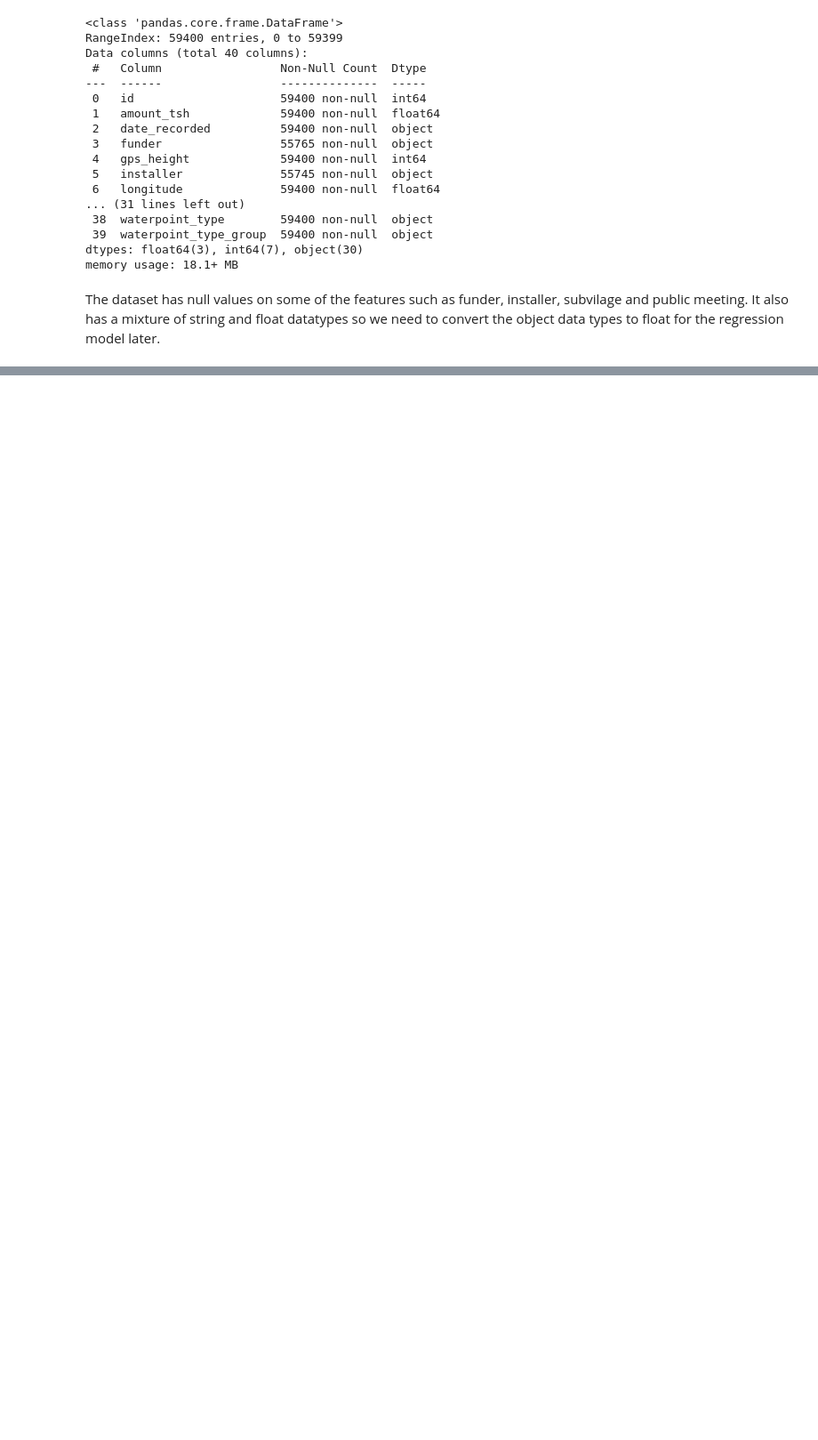
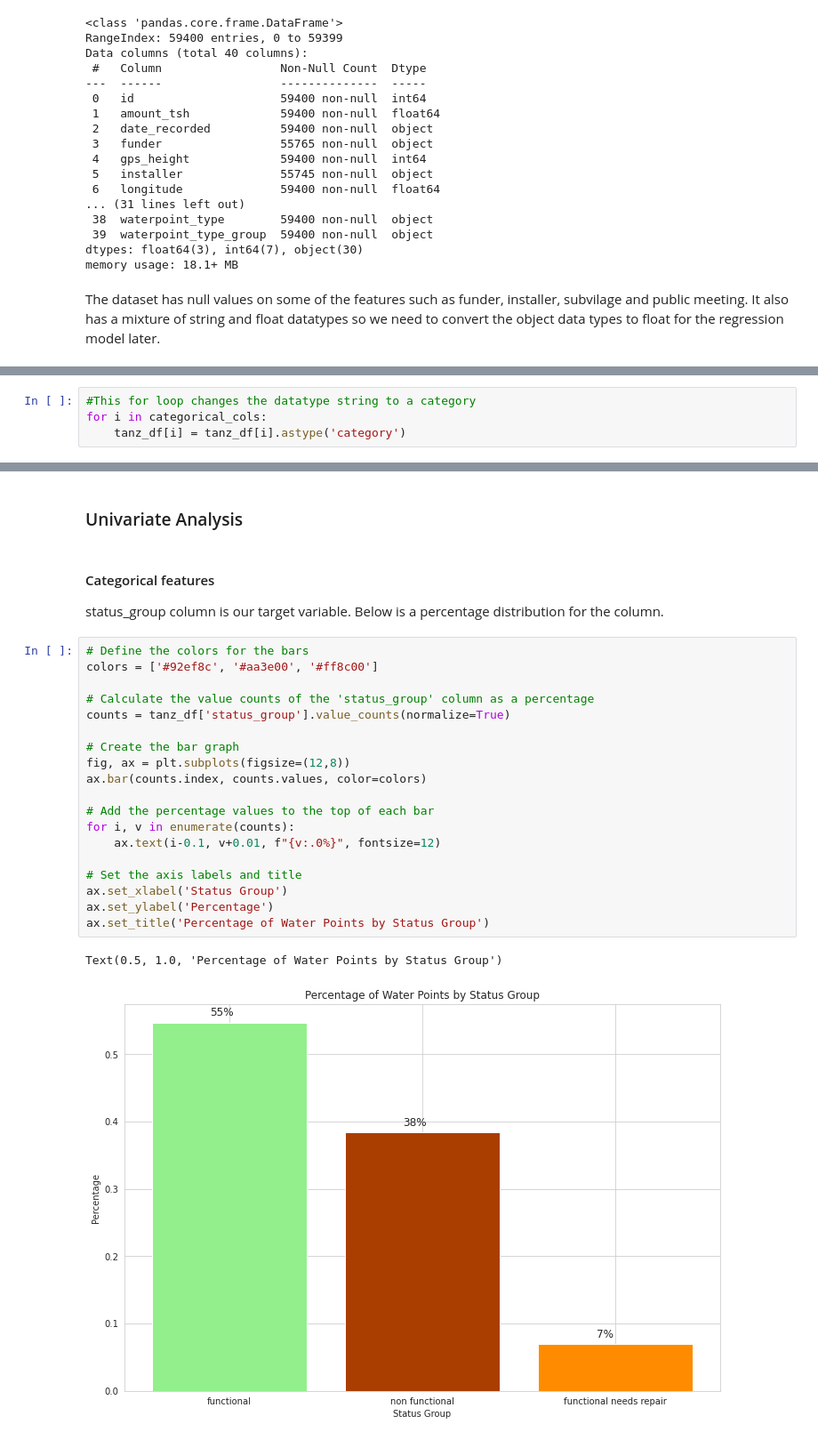
Before and after one commit to GraceRotich/Condition-of-Water-well-predictor, a Jupyter notebook: Condition_Water_well_predictor.ipynb, the cells around one changed output, grey strips where cells are left out. Shown at 89% size. Drawn from its saved outputs; the diff is of its cells as text; blank space fills up the shorter version.

```diff
--- a/Condition_Water_well_predictor.ipynb
+++ b/Condition_Water_well_predictor.ipynb
@@ -206,0 +460,4 @@ data.shape
+# %%
+#This for loop changes the datatype string to a category
+for i in categorical_cols:
+    tanz_df[i] = tanz_df[i].astype('category')
@@ -206,0 +480,29 @@ data.shape
+# %% [markdown]
+### Univariate Analysis
+# %% [markdown]
+#### Categorical features
+
+status_group column is our target variable.
+Below is a percentage distribution for the column.
+# %%
+# Define the colors for the bars
+colors = ['#92ef8c', '#aa3e00', '#ff8c00']
+
+# Calculate the value counts of the 'status_group' column as a percentage
+counts = tanz_df['status_group'].value_counts(normalize=True)
+
+# Create the bar graph
+fig, ax = plt.subplots(figsize=(12,8))
+ax.bar(counts.index, counts.values, color=colors)
+
+# Add the percentage values to the top of each bar
+for i, v in enumerate(counts):
+    ax.text(i-0.1, v+0.01, f"{v:.0%}", fontsize=12)
+
+# Set the axis labels and title
+ax.set_xlabel('Status Group')
+ax.set_ylabel('Percentage')
+ax.set_title('Percentage of Water Points by Status Group')
+# %% [output]
+Text(0.5, 1.0, 'Percentage of Water Points by Status Group')
+[figure, added]
```
Also changed, not shown: parts of 64 cells of this notebook.
